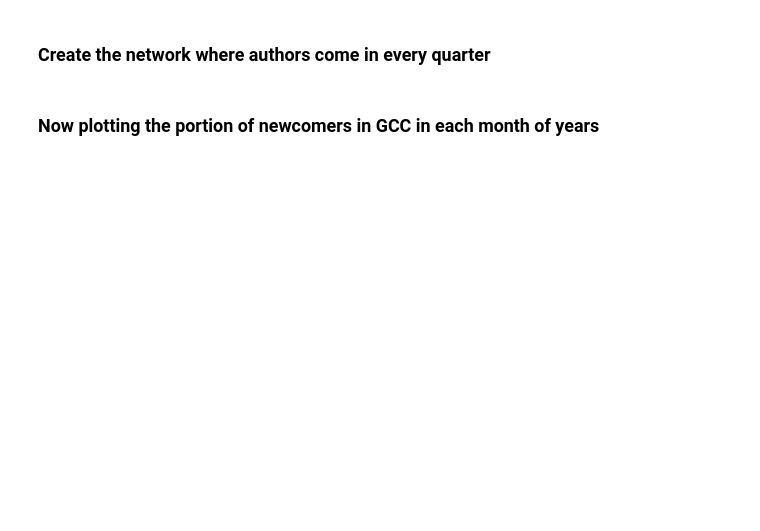
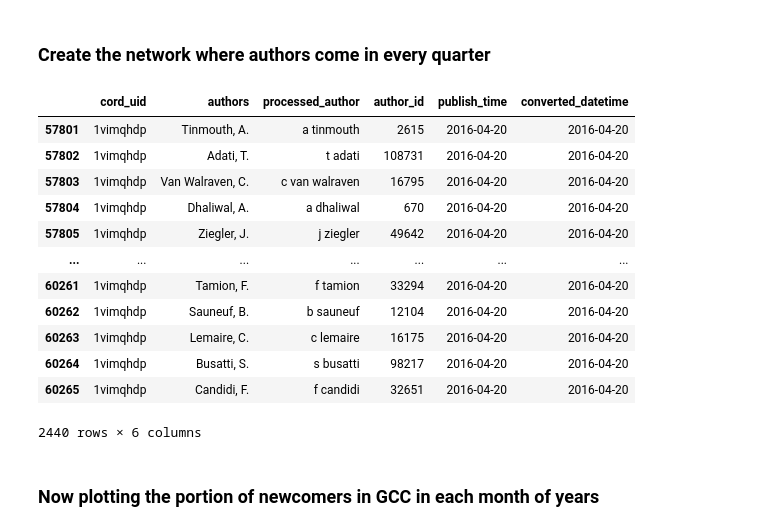
Before and after one commit to COVID19-DVRN/Project-B_Scientific-Opportunism, a Jupyter notebook: scripts/00_02_05_exploring_the_giant_components_monthly_basis.ipynb, the cells around one changed output. Cells and saved outputs as stored; diff of their text form; code cells hidden in the pictures; blank space fills up the shorter version.

```diff
--- a/scripts/00_02_05_exploring_the_giant_components_monthly_basis.ipynb
+++ b/scripts/00_02_05_exploring_the_giant_components_monthly_basis.ipynb
@@ -21,4 +23,4 @@ def strf_date_if_not_na(x, strftime='%Y-%m'):
     else:
         return x.strftime('%Y-%m')
 # %%
-article_authors = pd.read_csv("../inputs/untracked/article-authors_04-27.csv",sep = "|")
+article_authors = pd.read_csv("../big-data/article-authors_06-05.csv",sep = "|")
@@ -31 +31,17 @@ article_authors_filtered = article_authors_filtered[article_authors_filtered["co
+# %%
+article_authors[article_authors['cord_uid'] == '1vimqhdp']
+# %% [output]
+|  | cord_uid | authors | processed_author | author_id | publish_time | converted_datetime |
+| 57801 | 1vimqhdp | Tinmouth, A. | a tinmouth | 2615 | 2016-04-20 | 2016-04-20 |
+| 57802 | 1vimqhdp | Adati, T. | t adati | 108731 | 2016-04-20 | 2016-04-20 |
+| 57803 | 1vimqhdp | Van Walraven, C. | c van walraven | 16795 | 2016-04-20 | 2016-04-20 |
+| 57804 | 1vimqhdp | Dhaliwal, A. | a dhaliwal | 670 | 2016-04-20 | 2016-04-20 |
+| 57805 | 1vimqhdp | Ziegler, J. | j ziegler | 49642 | 2016-04-20 | 2016-04-20 |
+| ... | ... | ... | ... | ... | ... | ... |
+| 60261 | 1vimqhdp | Tamion, F. | f tamion | 33294 | 2016-04-20 | 2016-04-20 |
+| 60262 | 1vimqhdp | Sauneuf, B. | b sauneuf | 12104 | 2016-04-20 | 2016-04-20 |
+| 60263 | 1vimqhdp | Lemaire, C. | c lemaire | 16175 | 2016-04-20 | 2016-04-20 |
+| 60264 | 1vimqhdp | Busatti, S. | s busatti | 98217 | 2016-04-20 | 2016-04-20 |
+| 60265 | 1vimqhdp | Candidi, F. | f candidi | 32651 | 2016-04-20 | 2016-04-20 |
+2440 rows × 6 columns
 # %%
```
Also changed, not shown: parts of 19 cells of this notebook.
